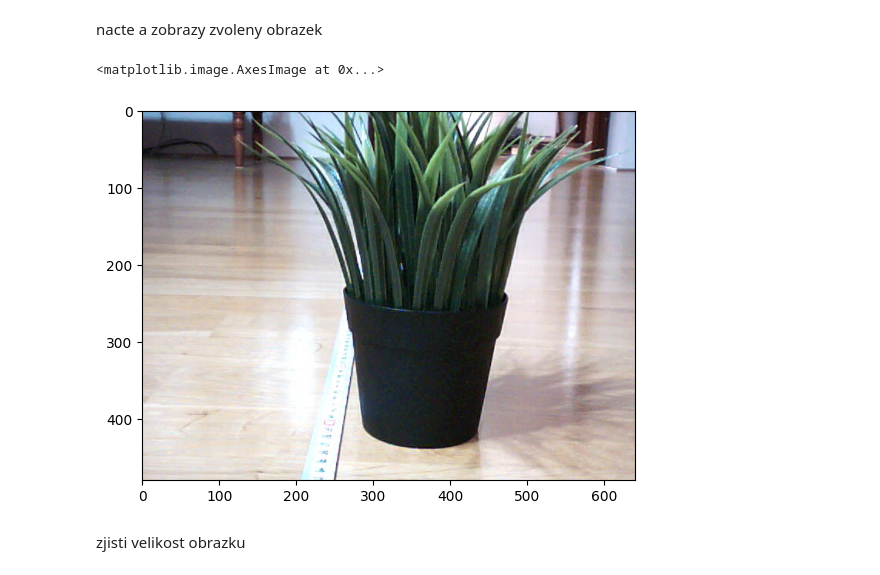
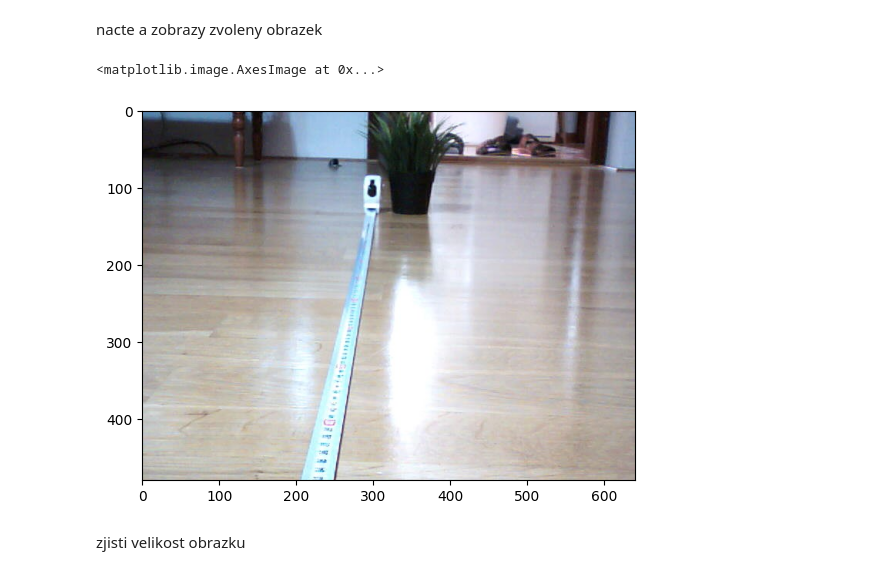
Before and after one commit to JakubSlof/Teddy-bear-detection, a Jupyter notebook: model_test.ipynb, the cells around one changed output. Saved outputs shown, nothing was run; the diff lists cells and outputs as text; code cells hidden in the pictures.

```diff
--- a/model_test.ipynb
+++ b/model_test.ipynb
@@ -29,13 +29,13 @@ print(object_id)
 # %% [markdown]
 nacte a zobrazy zvoleny obrazek
 # %%
-img = cv2.imread('1.jpg')
+img = cv2.imread('2.jpg')
 #cv2.imshow('picture',img)
 #cv2.waitKey(2)
 plt.imshow(cv2.cvtColor(img, cv2.COLOR_BGR2RGB))
 # %% [output]
 <matplotlib.image.AxesImage at 0x...>
-[figure, old version]
+[figure, new version]
 # %% [markdown]
 zjisti velikost obrazku
 # %%
```
Also changed, not shown: parts of 5 cells of this notebook.
